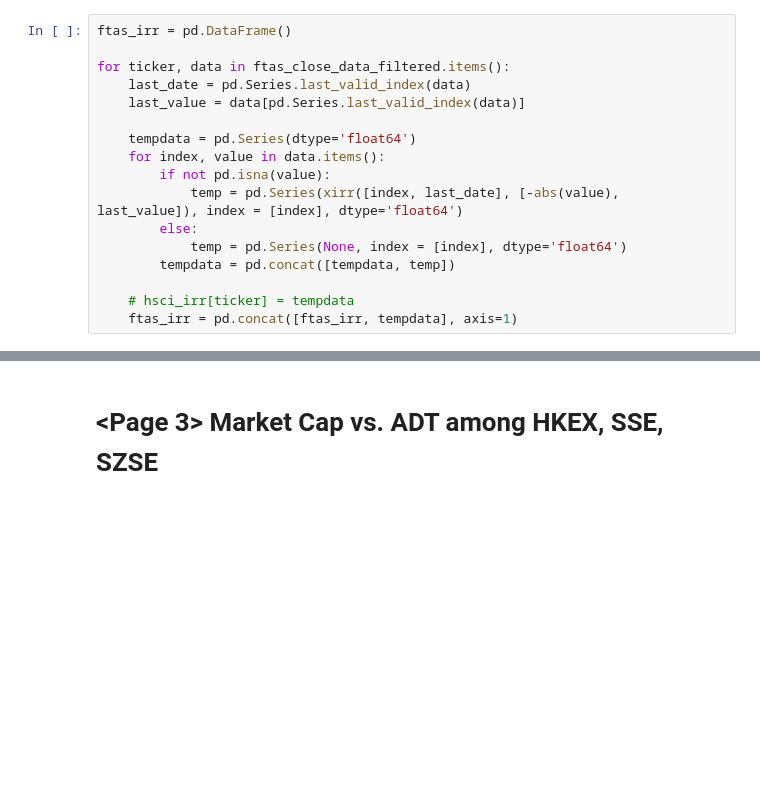
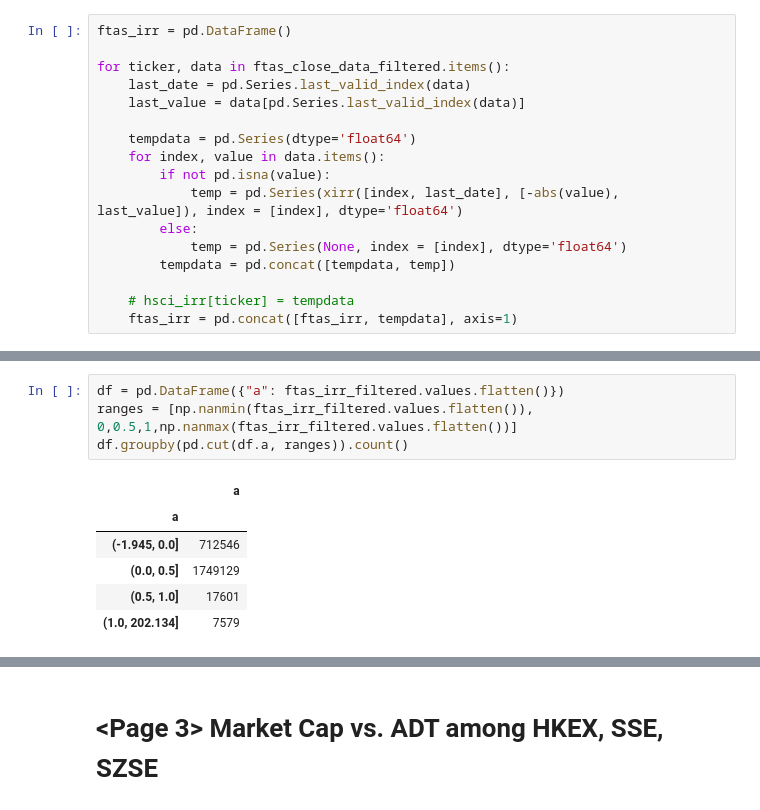
Before and after one commit to ckyma/exchatbook, a Jupyter notebook: getYahooData.ipynb, the cells around one changed output, grey strips where cells are left out. Drawn from its saved outputs; the diff is of its cells as text; blank space fills up the shorter version.

```diff
--- a/getYahooData.ipynb
+++ b/getYahooData.ipynb
@@ -1127,0 +1169,11 @@ for ticker, data in ftas_close_data_filtered.items():
+# %%
+df = pd.DataFrame({"a": ftas_irr_filtered.values.flatten()})
+ranges = [np.nanmin(ftas_irr_filtered.values.flatten()), 0,0.5,1,np.nanmax(ftas_irr_filtered.values.flatten())]
+df.groupby(pd.cut(df.a, ranges)).count()
+# %% [output]
+|  | a |
+| a |  |
+| (-1.945, 0.0] | 712546 |
+| (0.0, 0.5] | 1749129 |
+| (0.5, 1.0] | 17601 |
+| (1.0, 202.134] | 7579 |
```
Also changed, not shown: parts of 6 cells of this notebook, 1 other file.
